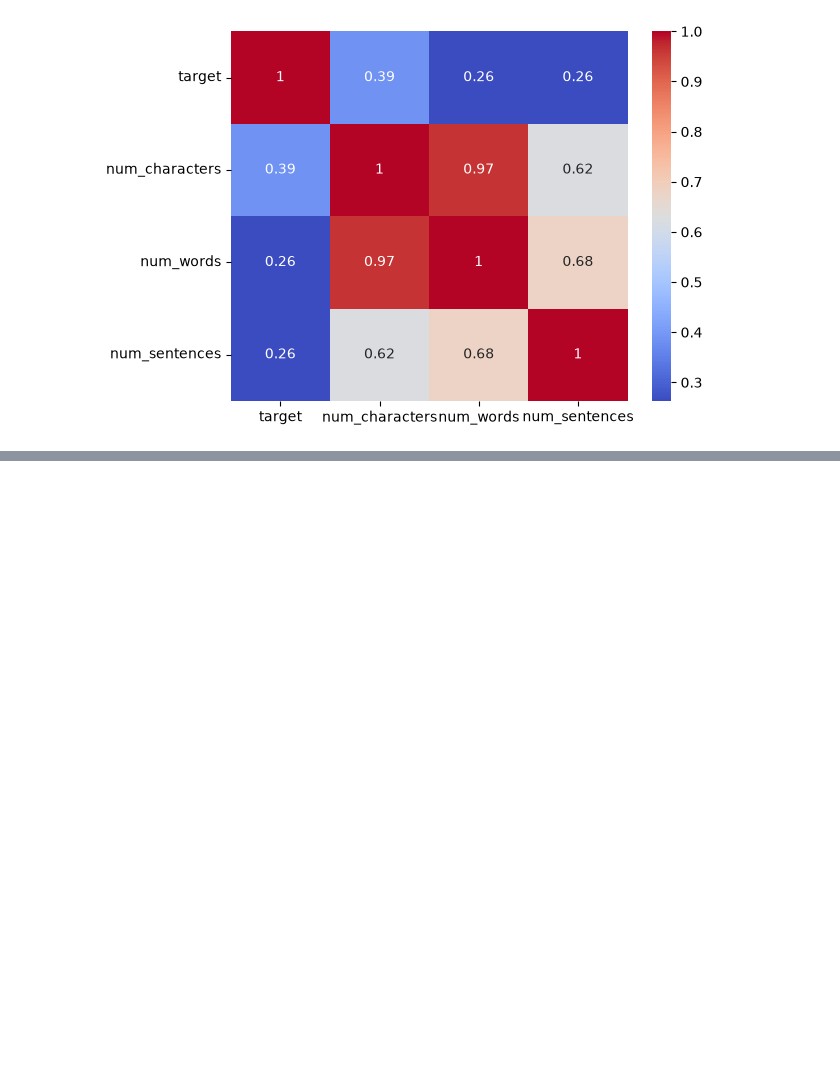
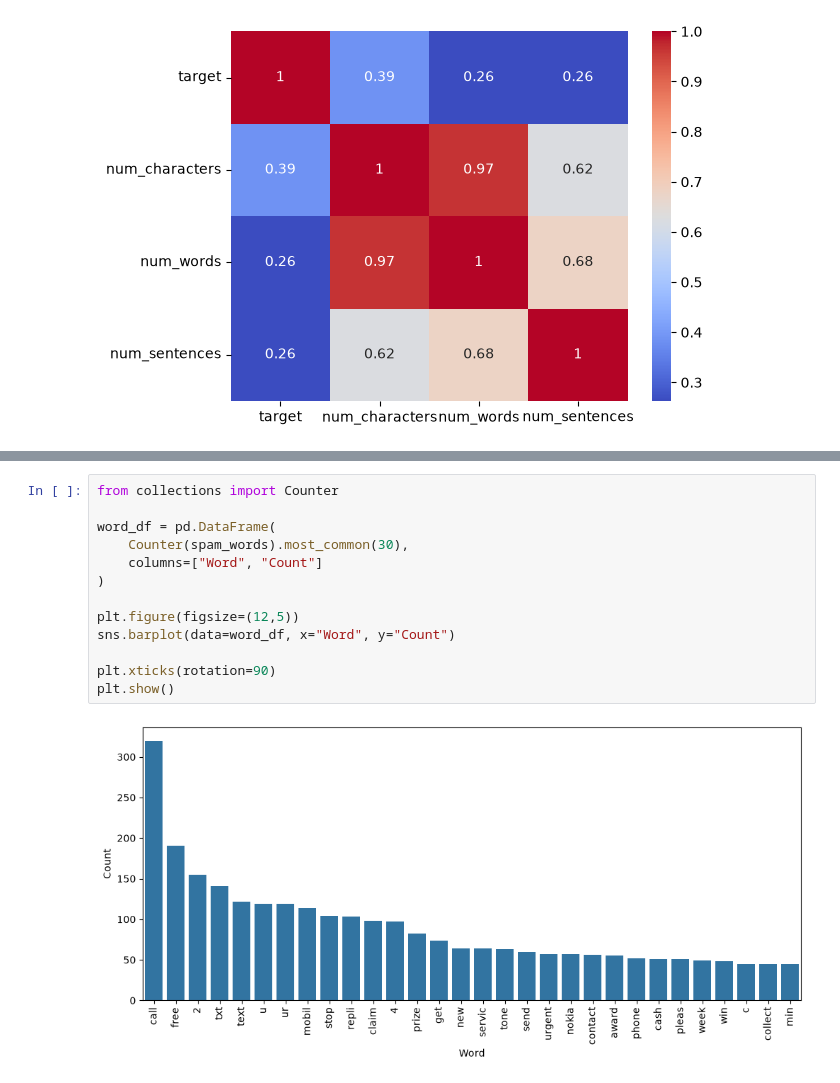
Before and after one commit to ksahu-298/Portfolio-Projects---Machine-Learning, a Jupyter notebook: 02_Classification/SMS Spam Classifier/model.ipynb, the cells around one changed output, grey strips where cells are left out. Cells and saved outputs as stored; diff of their text form; blank space fills up the shorter version.

```diff
--- a/02_Classification/SMS Spam Classifier/model.ipynb
+++ b/02_Classification/SMS Spam Classifier/model.ipynb
@@ -218,0 +312,15 @@ sns.heatmap(df.corr(numeric_only=True), annot=True, cmap="coolwarm")
+# %%
+from collections import Counter
+
+word_df = pd.DataFrame(
+    Counter(spam_words).most_common(30),
+    columns=["Word", "Count"]
+)
+
+plt.figure(figsize=(12,5))
+sns.barplot(data=word_df, x="Word", y="Count")
+
+plt.xticks(rotation=90)
+plt.show()
+# %% [output]
+[figure, added]
```
Also changed, not shown: parts of 10 cells of this notebook.
